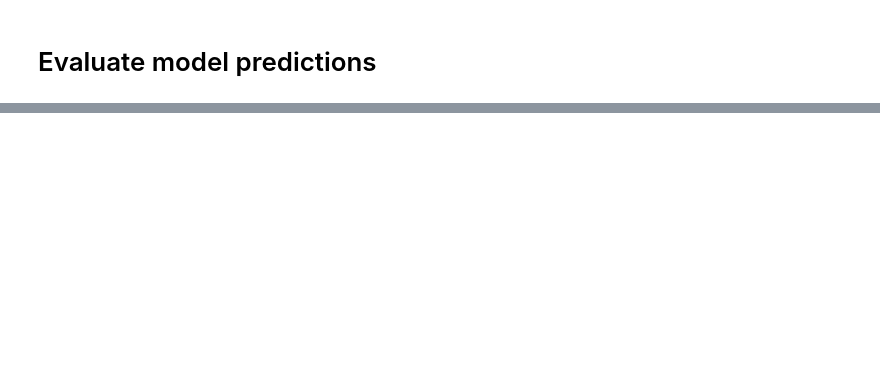
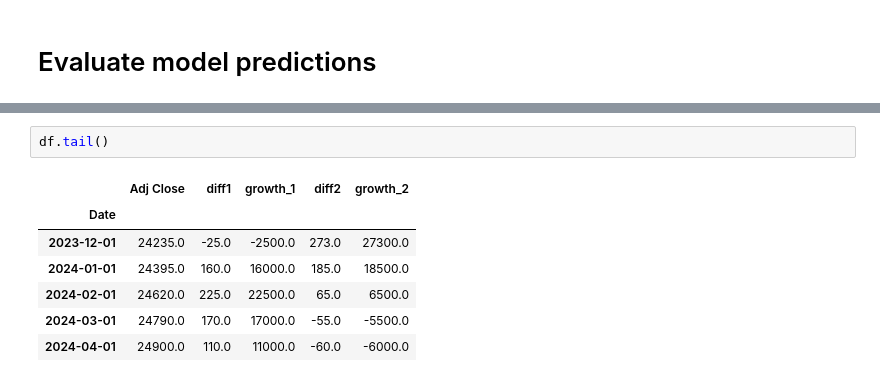
Before and after one commit to czarhirah/Econometrics, a Jupyter notebook: Zah/ARIMA v5.ipynb, the cells around one changed output, grey strips where cells are left out. Saved outputs shown, nothing was run; the diff lists cells and outputs as text; blank space fills up the shorter version.

```diff
--- a/Zah/ARIMA v5.ipynb
+++ b/Zah/ARIMA v5.ipynb
@@ -236,0 +273,10 @@ rmse: 0.024118267008016503
+# %%
+df.tail()
+# %% [output]
+|  | Adj Close | diff1 | growth_1 | diff2 | growth_2 |
+| Date |  |  |  |  |  |
+| 2023-12-01 | 24235.0 | -25.0 | -2500.0 | 273.0 | 27300.0 |
+| 2024-01-01 | 24395.0 | 160.0 | 16000.0 | 185.0 | 18500.0 |
+| 2024-02-01 | 24620.0 | 225.0 | 22500.0 | 65.0 | 6500.0 |
+| 2024-03-01 | 24790.0 | 170.0 | 17000.0 | -55.0 | -5500.0 |
+| 2024-04-01 | 24900.0 | 110.0 | 11000.0 | -60.0 | -6000.0 |
```
Also changed, not shown: parts of 12 cells of this notebook.
